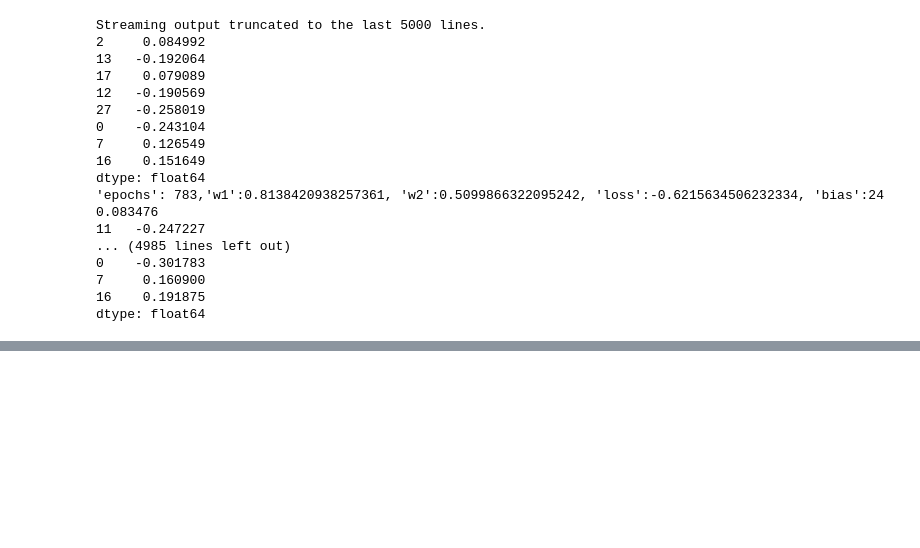
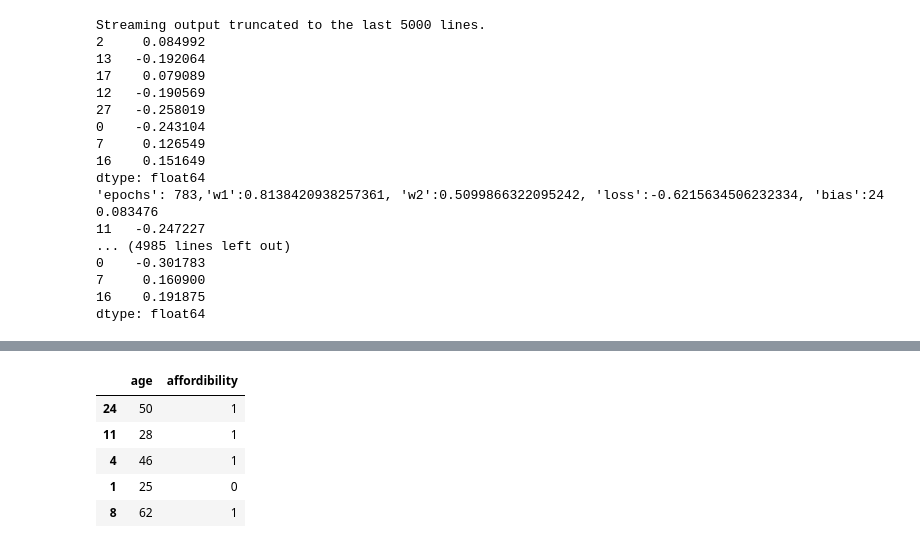
Before and after one commit to babatundeibukun/DEEP-LEARNING-PROJECT---COMPUTER, a Jupyter notebook: building_neural_network_from_first_principle_without_tensorflow.ipynb, the cells around one changed output, grey strips where cells are left out. Cells and saved outputs as stored; diff of their text form; code cells hidden in the pictures; blank space fills up the shorter version.

```diff
--- a/building_neural_network_from_first_principle_without_tensorflow.ipynb
+++ b/building_neural_network_from_first_principle_without_tensorflow.ipynb
@@ -132,0 +99,3 @@ dtype: float64
+# %%
+df = pd.read_csv('insurance_data.csv')
+df.head()
@@ -132,0 +121,13 @@ dtype: float64
+# %%
+from sklearn.model_selection import train_test_split
+
+X_train, X_test, y_train, y_test = train_test_split(df[['age','affordibility']], df['bought_insurance'], test_size= 0.2, random_state=2345)
+# %%
+X_train.head()
+# %% [output]
+|  | age | affordibility |
+| 24 | 50 | 1 |
+| 11 | 28 | 1 |
+| 4 | 46 | 1 |
+| 1 | 25 | 0 |
+| 8 | 62 | 1 |
```
Also changed, not shown: parts of 28 cells of this notebook.
